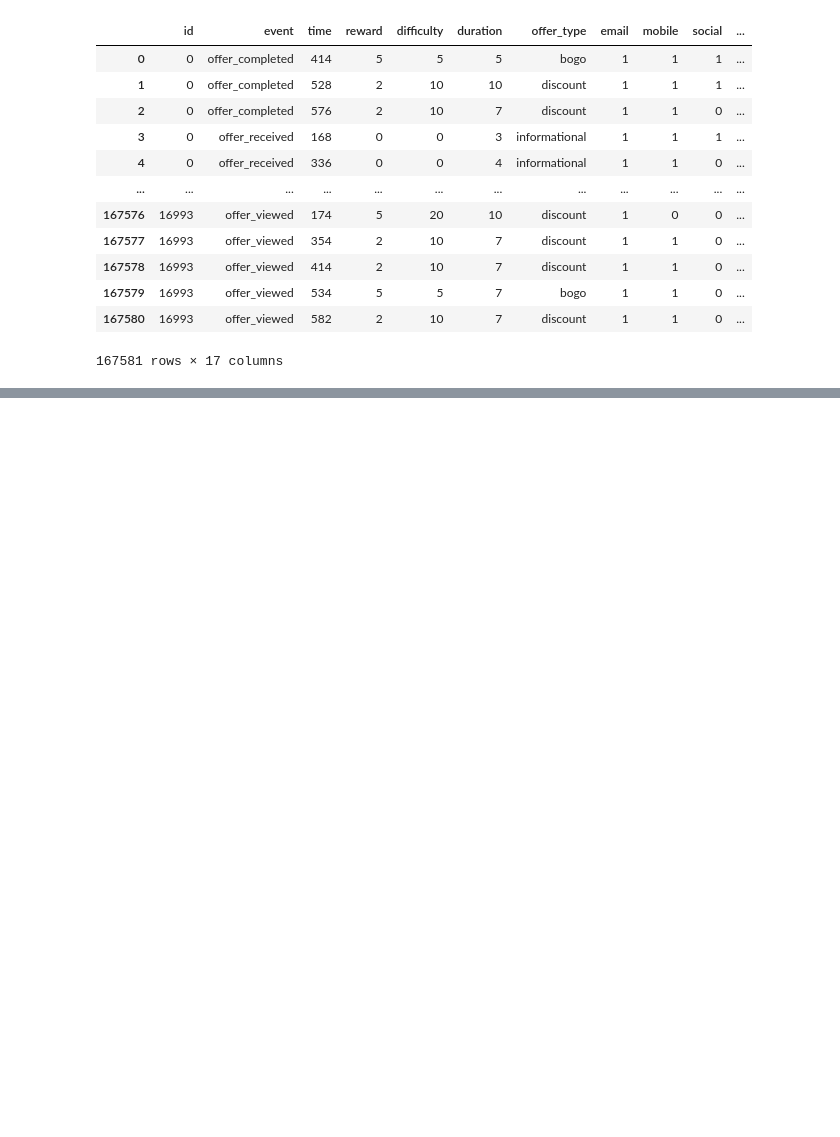
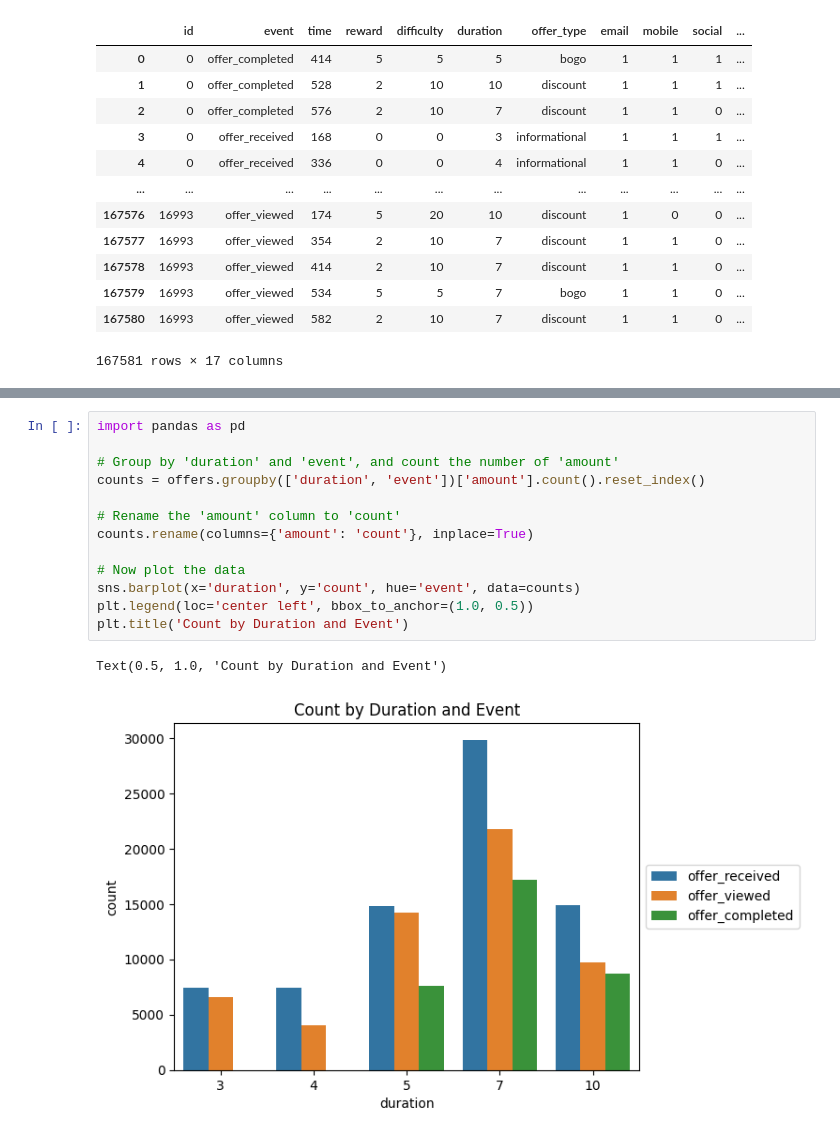
Before and after one commit to DanHerman212/starbucks_project, a Jupyter notebook: Starbucks_Capstone_notebook.ipynb, the cells around one changed output, grey strips where cells are left out. Cells and saved outputs as stored; diff of their text form; blank space fills up the shorter version.

```diff
--- a/Starbucks_Capstone_notebook.ipynb
+++ b/Starbucks_Capstone_notebook.ipynb
@@ -459 +471,17 @@ offers
+# %%
+import pandas as pd
+
+# Group by 'duration' and 'event', and count the number of 'amount'
+counts = offers.groupby(['duration', 'event'])['amount'].count().reset_index()
+
+# Rename the 'amount' column to 'count'
+counts.rename(columns={'amount': 'count'}, inplace=True)
+
+# Now plot the data
+sns.barplot(x='duration', y='count', hue='event', data=counts)
+plt.legend(loc='center left', bbox_to_anchor=(1.0, 0.5))
+plt.title('Count by Duration and Event')
+# %% [output]
+Text(0.5, 1.0, 'Count by Duration and Event')
+[figure, added]
 # %%
```
Also changed, not shown: parts of 9 cells of this notebook, 1 other file.
